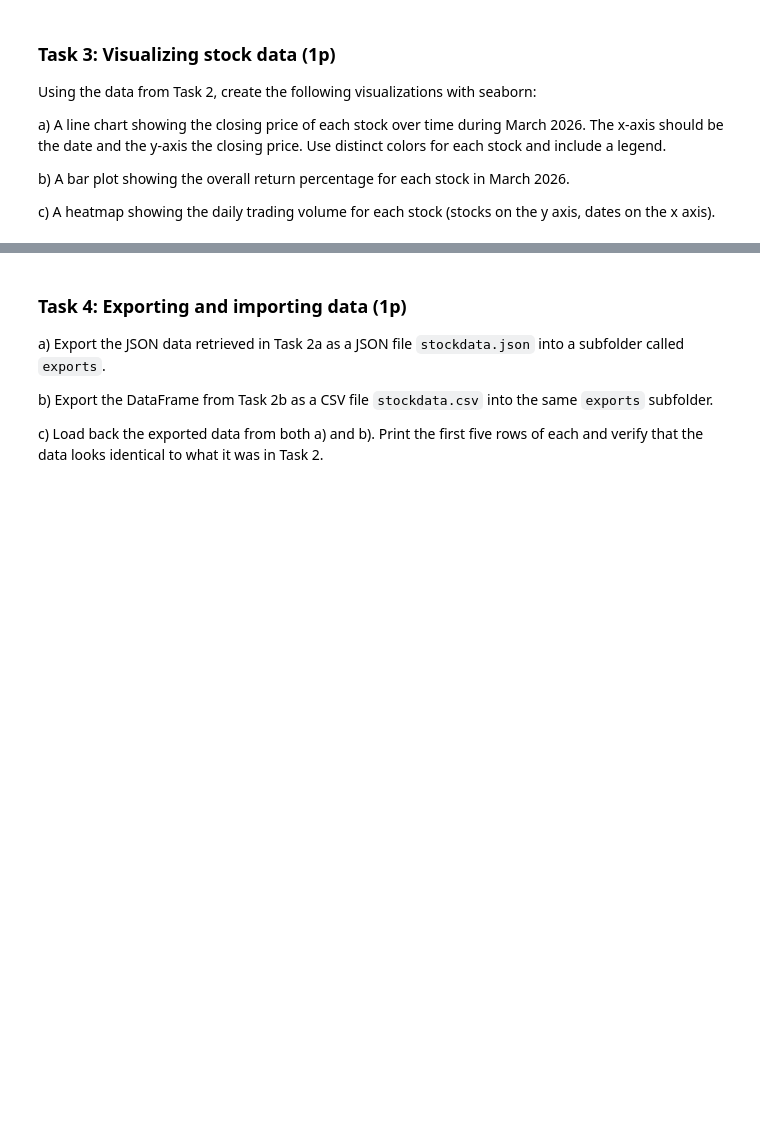
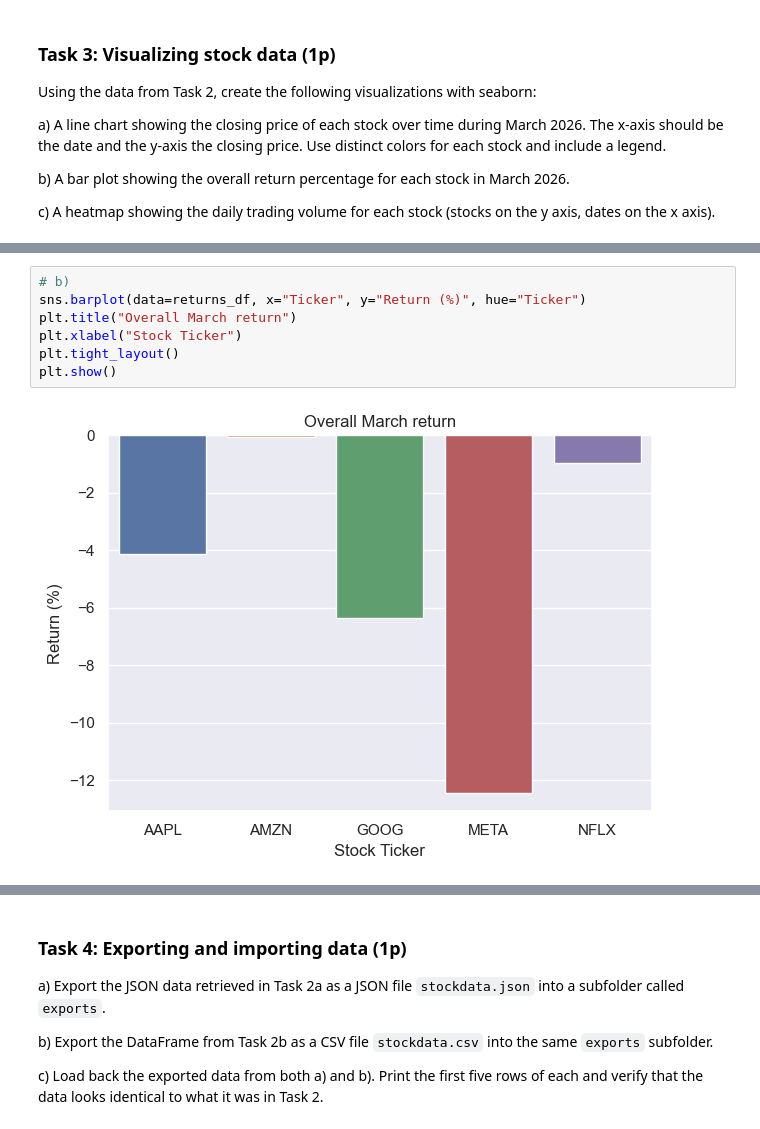
Before and after one commit to martyroo/PythonBizIntel, a Jupyter notebook: assignments/assignment2/assignment2.ipynb, the cells around one changed output, grey strips where cells are left out. Cells and saved outputs as stored; diff of their text form; blank space fills up the shorter version.

```diff
--- a/assignments/assignment2/assignment2.ipynb
+++ b/assignments/assignment2/assignment2.ipynb
@@ -190,0 +277,9 @@ c) A heatmap showing the daily trading volume for each stock (stocks on the y ax
+# %%
+# b)
+sns.barplot(data=returns_df, x="Ticker", y="Return (%)", hue="Ticker")
+plt.title("Overall March return")
+plt.xlabel("Stock Ticker")
+plt.tight_layout()
+plt.show()
+# %% [output]
+[figure, added]
```
Also changed, not shown: parts of 35 cells of this notebook, 4 other files.
